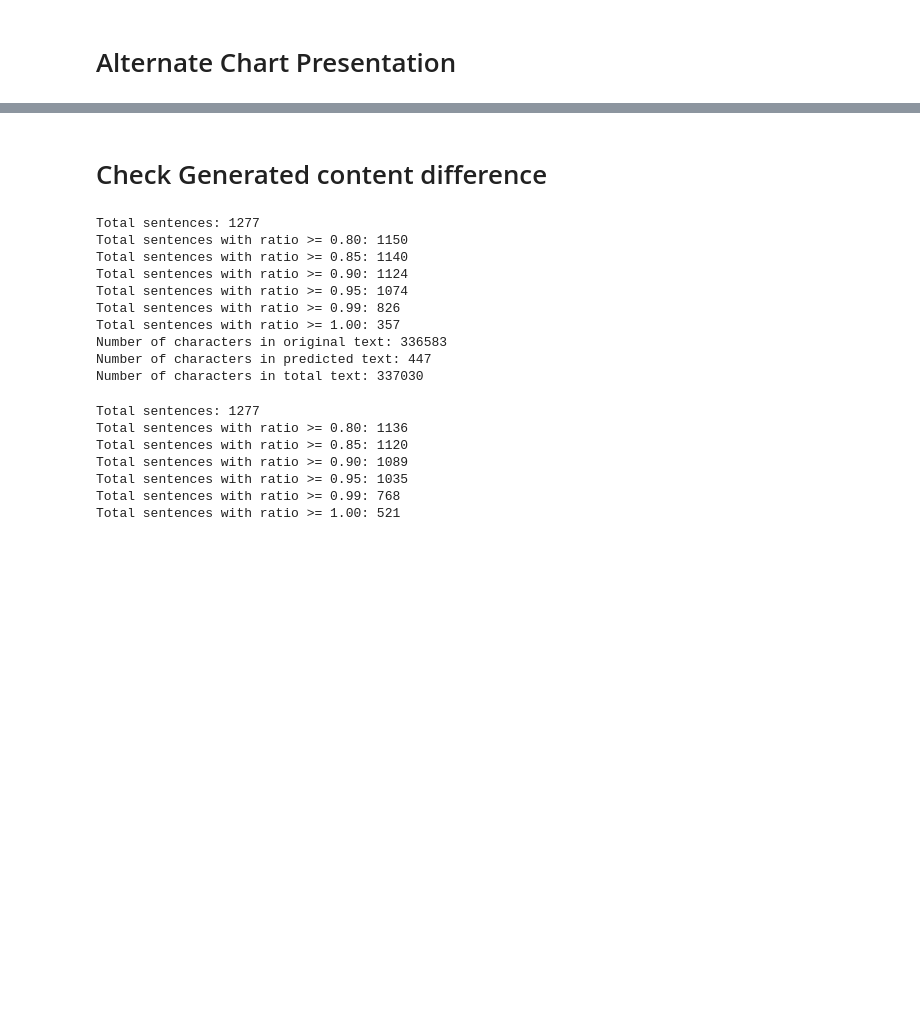
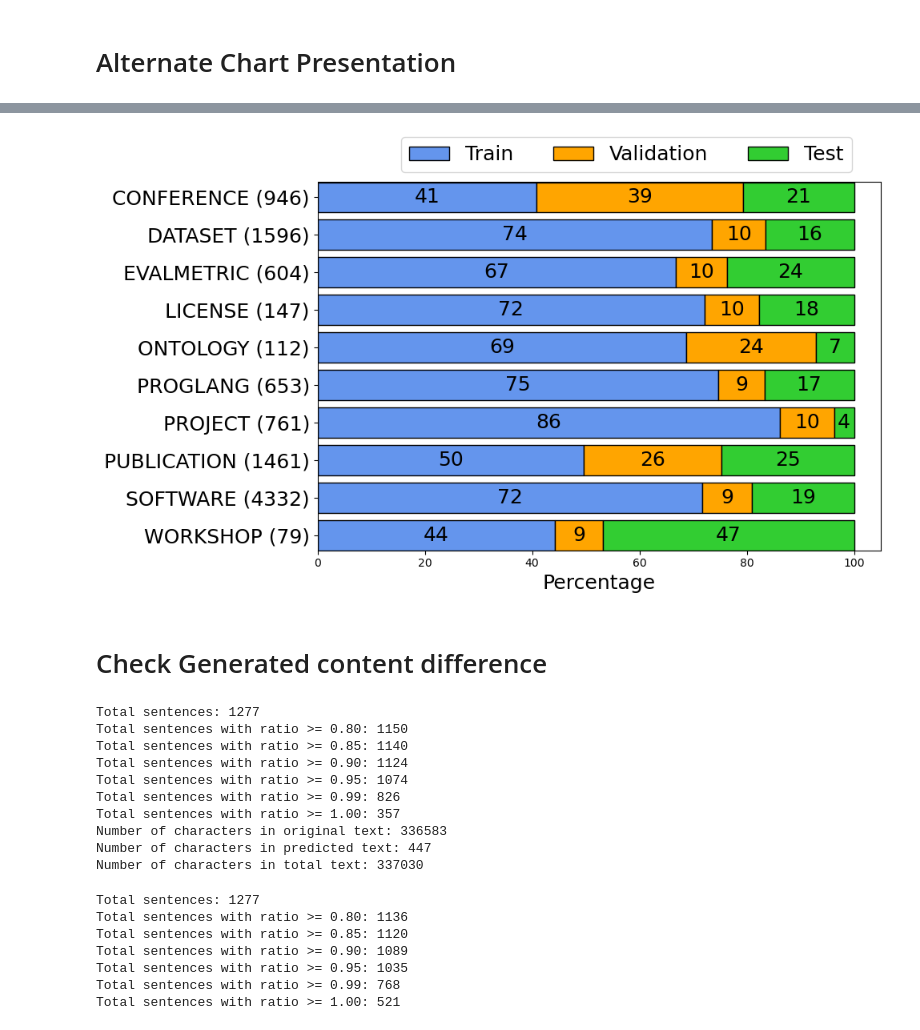
Before and after one commit to chenzongxiong/readme2kg-exp, a Jupyter notebook: dataset-stats.ipynb, the cells around one changed output, grey strips where cells are left out. Saved outputs shown, nothing was run; the diff lists cells and outputs as text; code cells hidden in the pictures; blank space fills up the shorter version.

```diff
--- a/dataset-stats.ipynb
+++ b/dataset-stats.ipynb
@@ -364,3 +369,68 @@ plt.show()
+# %%
+import numpy as np
+import matplotlib.pyplot as plt
+import pandas as pd
+
+classes = [
+    "CONFERENCE (946)", "DATASET (1596)", "EVALMETRIC (604)", "LICENSE (147)", "ONTOLOGY (112)",
+    "PROGLANG (653)", "PROJECT (761)", "PUBLICATION (1461)", "SOFTWARE (4332)", "WORKSHOP (79)"
+]
+segments = 3
+
+raw_values = np.array([
+    [386, 365, 195],
+    [1174, 159, 263],
+    [403, 58, 143],
+    [106, 15, 26],
+    [77, 27, 8],
+    [488, 56, 109],
+    [656, 77, 28],
+    [726, 373, 362],
+    [3104, 404, 824],
+    [35, 7, 37]
+])
+
+# Normalize values row-wise
+values = [[v*100 / sum(row)  for v in row] for row in raw_values]
+
+# Plot setup
+fig, ax = plt.subplots(figsize=(10,6))
+y_pos = range(len(classes))
+
+# Bar colors
+colors = ['cornflowerblue', 'orange', 'limegreen']
+# Draw stacked horizontal bars
+for i, (train, val, test) in enumerate(values):
+    if i == 0:
+        ax.barh(i, train, color=colors[0], edgecolor='black', label='Train')
+        ax.barh(i, val, left=train, color=colors[1], edgecolor='black', label='Validation')
+        ax.barh(i, test, left=train + val, color=colors[2], edgecolor='black', label='Test')
+    else:
+        ax.barh(i, train, color=colors[0], edgecolor='black')
+        ax.barh(i, val, left=train, color=colors[1], edgecolor='black')
+        ax.barh(i, test, left=train + val, color=colors[2], edgecolor='black')
+# Add text labels as percentages
+for i, (train, val, test) in enumerate(values):
+    ax.text(train / 2, i, f"{values[i][0]:.0f}", va='center', ha='center', fontsize=18, color='black')
+    ax.text(train + val / 2, i, f"{values[i][1]:.0f}", va='center', ha='center', fontsize=18)
+    ax.text(train + val + test / 2, i, f"{values[i][2]:.0f}", va='center', ha='center', fontsize=18, color='black')
+
+# Formatting
+ax.set_yticks(y_pos)
+ax.set_yticklabels(classes, fontsize=18)
+ax.xaxis.set_visible(True)
+
+#ax.set_xlim(0, 1)
+ax.set_ylim(-0.4, len(classes)-0.6)
+ax.invert_yaxis()
+ax.set_xlabel('Percentage', fontsize=18)
+
+ax.legend(ncols=len(classes), bbox_to_anchor=(0.13, 1),
+            loc='best', fontsize=18, frameon=True)
+plt.tight_layout()
+plt.savefig('nerdme_dataset.pdf', dpi=300)
+# %% [output]
+[figure, added]
 # %% [markdown]
 # Check Generated content difference
 # %%
```
Also changed, not shown: parts of 8 cells of this notebook, 3 other files.
